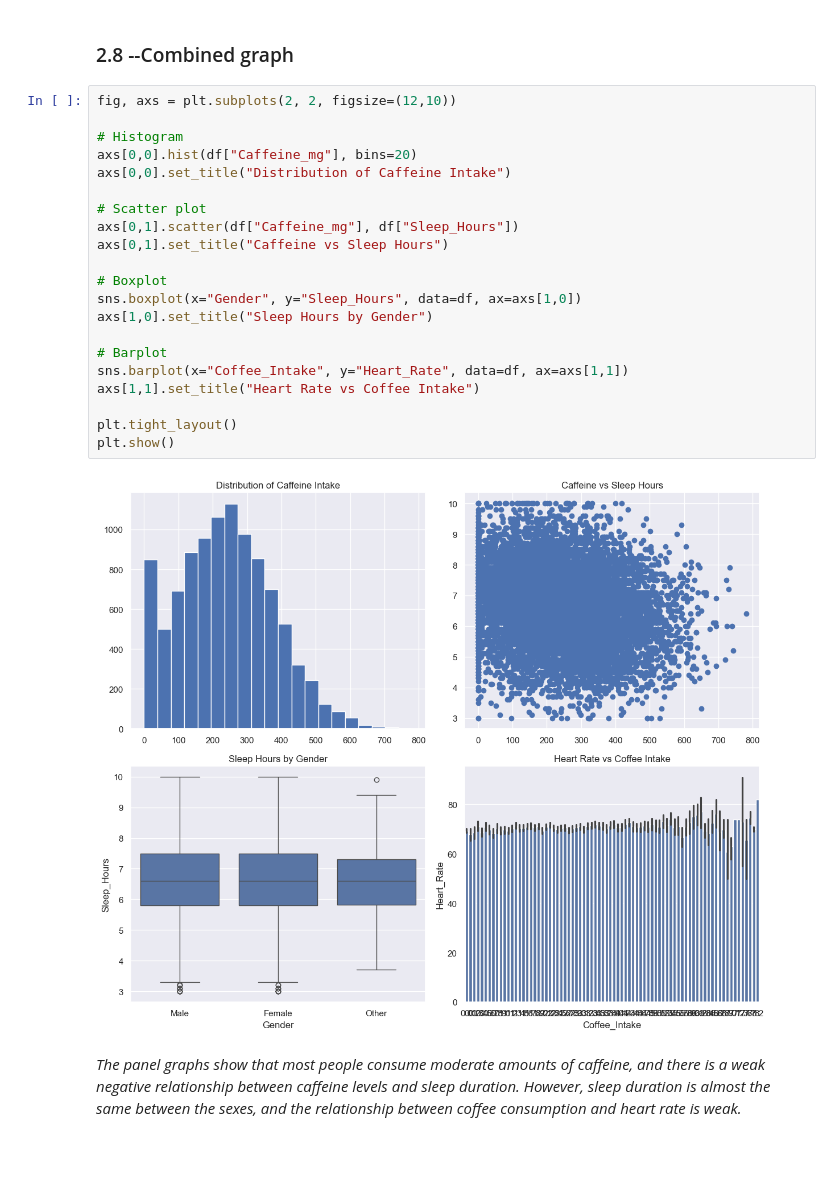
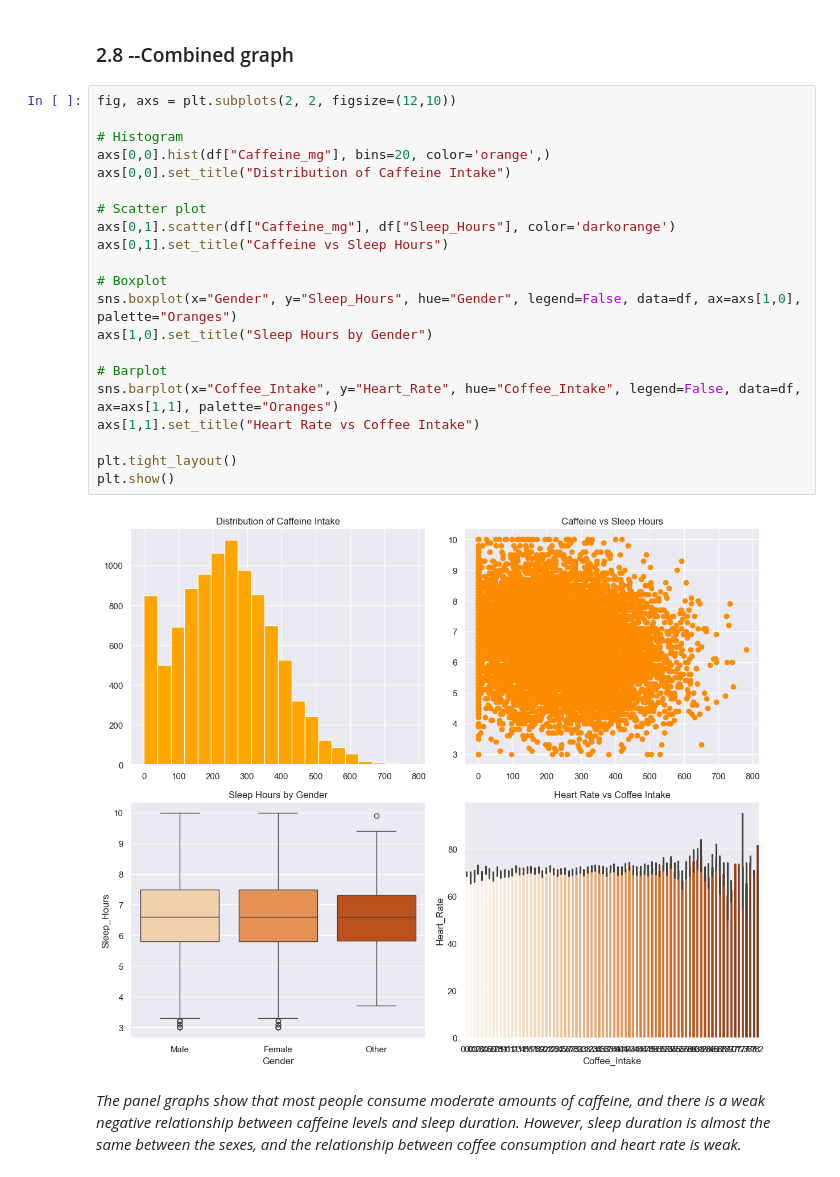
Before and after one commit to OnishchenkoDaria/data-processing-labs, a Jupyter notebook: lab_2/sample.ipynb, the cells around one changed output. Drawn from its saved outputs; the diff is of its cells as text.

Commit message:
style: task 2.8 changed color scheme

```diff
--- a/lab_2/sample.ipynb
+++ b/lab_2/sample.ipynb
@@ -282,25 +282,25 @@ _This matrix show us the correlation level, as we can observe the dependence in
 # %%
 fig, axs = plt.subplots(2, 2, figsize=(12,10))
 
 # Histogram
-axs[0,0].hist(df["Caffeine_mg"], bins=20)
+axs[0,0].hist(df["Caffeine_mg"], bins=20, color='orange',)
 axs[0,0].set_title("Distribution of Caffeine Intake")
 
 # Scatter plot
-axs[0,1].scatter(df["Caffeine_mg"], df["Sleep_Hours"])
+axs[0,1].scatter(df["Caffeine_mg"], df["Sleep_Hours"], color='darkorange')
 axs[0,1].set_title("Caffeine vs Sleep Hours")
 
 # Boxplot
-sns.boxplot(x="Gender", y="Sleep_Hours", data=df, ax=axs[1,0])
+sns.boxplot(x="Gender", y="Sleep_Hours", hue="Gender", legend=False, data=df, ax=axs[1,0], palette="Oranges")
 axs[1,0].set_title("Sleep Hours by Gender")
 
 # Barplot
-sns.barplot(x="Coffee_Intake", y="Heart_Rate", data=df, ax=axs[1,1])
+sns.barplot(x="Coffee_Intake", y="Heart_Rate", hue="Coffee_Intake", legend=False, data=df, ax=axs[1,1], palette="Oranges")
 axs[1,1].set_title("Heart Rate vs Coffee Intake")
 
 plt.tight_layout()
 plt.show()
 # %% [output]
-[figure, old version]
+[figure, new version]
 # %% [markdown]
 _The panel graphs show that most people consume moderate amounts of caffeine, and there is a weak negative relationship between caffeine levels and sleep duration. However, sleep duration is almost the same between the sexes, and the relationship between coffee consumption and heart rate is weak._
```
